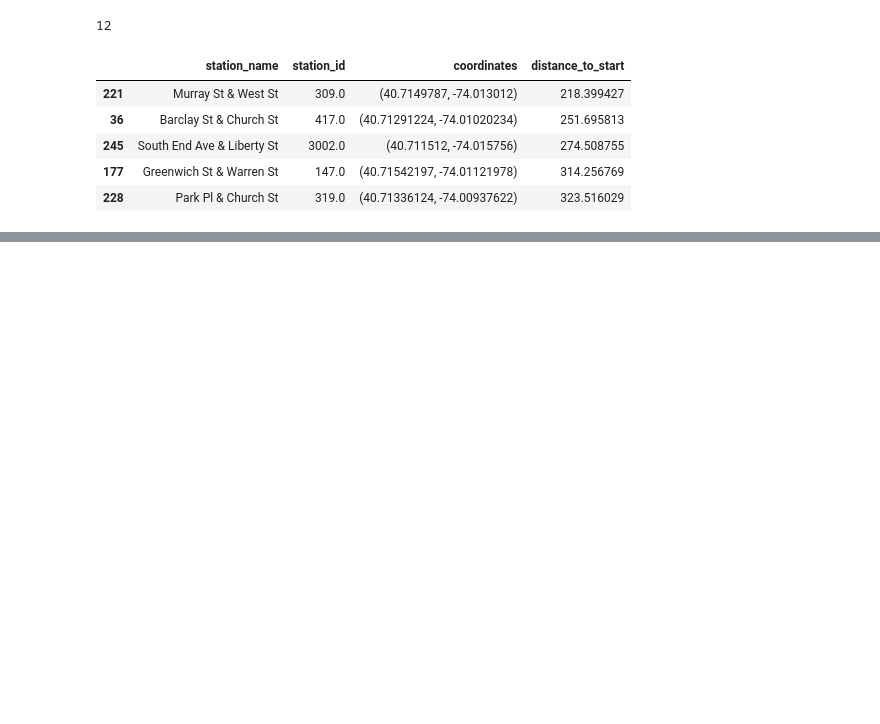
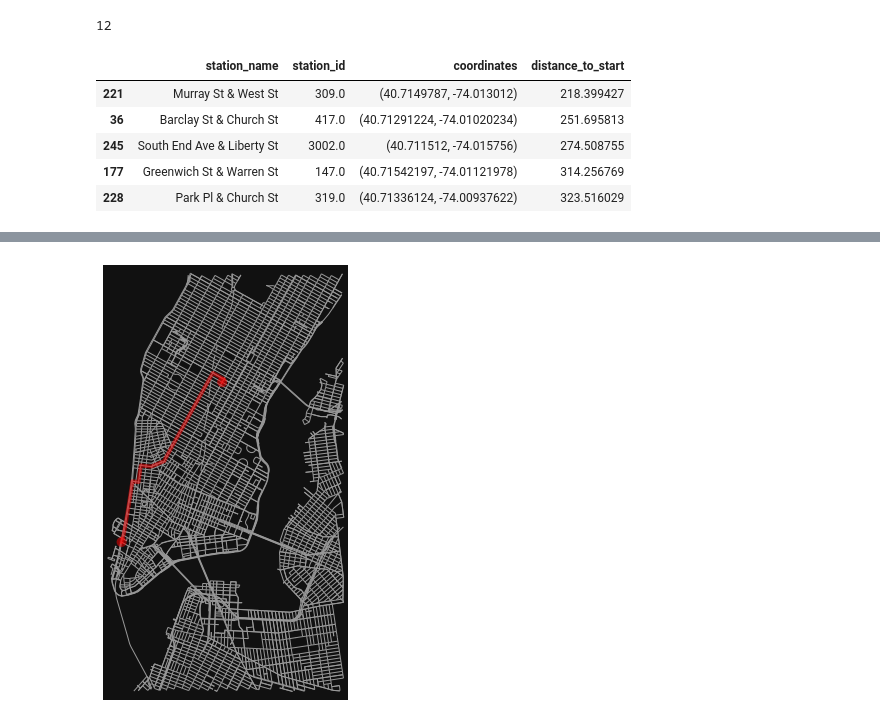
Before and after one commit to gerardrius/Final, a Jupyter notebook: main.ipynb, the cells around one changed output, grey strips where cells are left out. Drawn from its saved outputs; the diff is of its cells as text; code cells hidden in the pictures; blank space fills up the shorter version.

Commit message:
First route plotted, now scale it up to streamlit

```diff
--- a/main.ipynb
+++ b/main.ipynb
@@ -389,3 +395,9 @@ AttributeError: 'MultiDiGraph' object has no attribute 'show'
+# %%
+route1 = nx.shortest_path(G, origin_node, end_node, weight='length')
+# %%
+fig, ax = ox.plot_graph_route(G, route1, node_size=0)
+# %% [output]
+[figure, added]
 # %%
 
 
```
Also changed, not shown: parts of 3 cells of this notebook.
